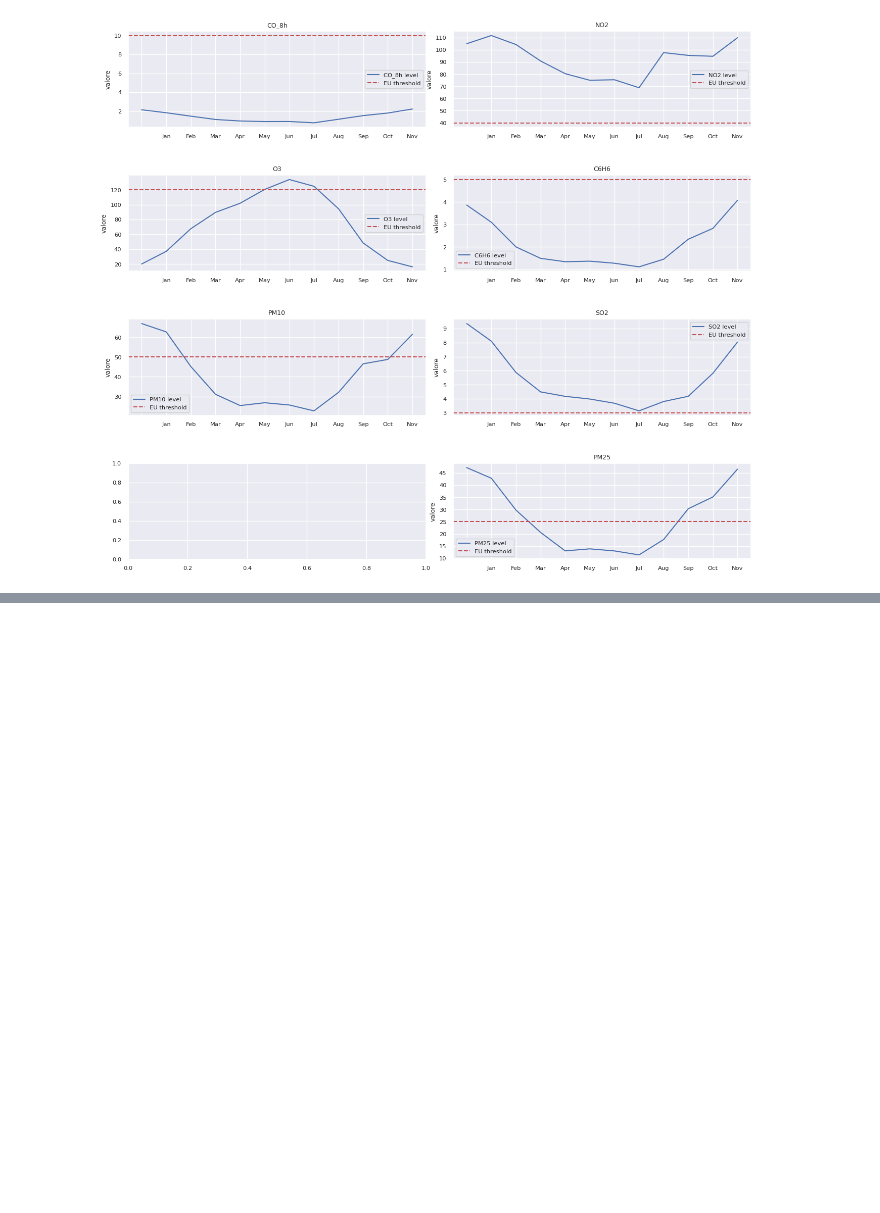
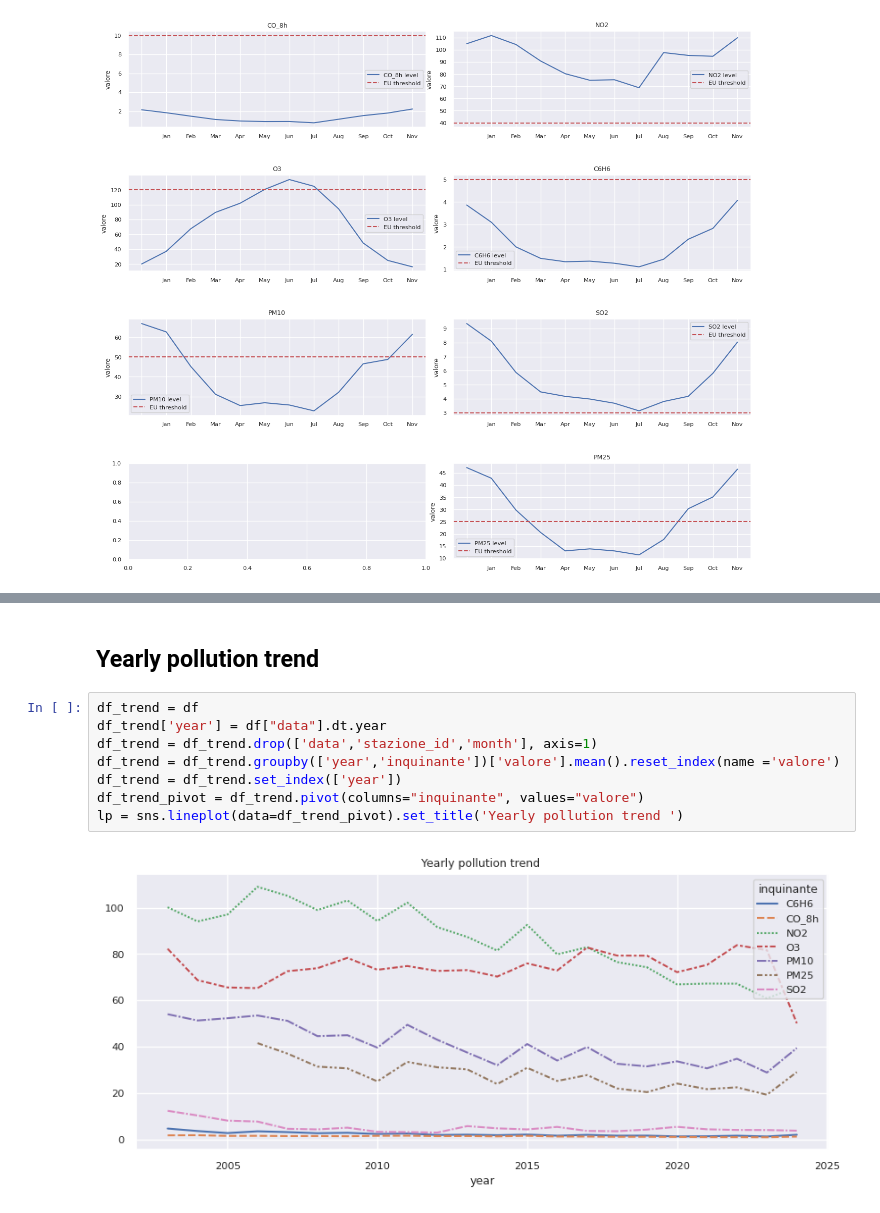
Before and after one commit to mrsalty/notebooks, a Jupyter notebook: eda-milan-air-pollution.ipynb, the cells around one changed output, grey strips where cells are left out. Saved outputs shown, nothing was run; the diff lists cells and outputs as text; blank space fills up the shorter version.

```diff
--- a/eda-milan-air-pollution.ipynb
+++ b/eda-milan-air-pollution.ipynb
@@ -192,0 +191,12 @@ for i,pa in enumerate(pollution_agents):
+# %% [markdown]
+## Yearly pollution trend
+# %%
+df_trend = df
+df_trend['year'] = df["data"].dt.year
+df_trend = df_trend.drop(['data','stazione_id','month'], axis=1)
+df_trend = df_trend.groupby(['year','inquinante'])['valore'].mean().reset_index(name ='valore')
+df_trend = df_trend.set_index(['year'])
+df_trend_pivot = df_trend.pivot(columns="inquinante", values="valore")
+lp = sns.lineplot(data=df_trend_pivot).set_title('Yearly pollution trend ')
+# %% [output]
+[figure, added]
```
Also changed, not shown: parts of 8 cells of this notebook.
